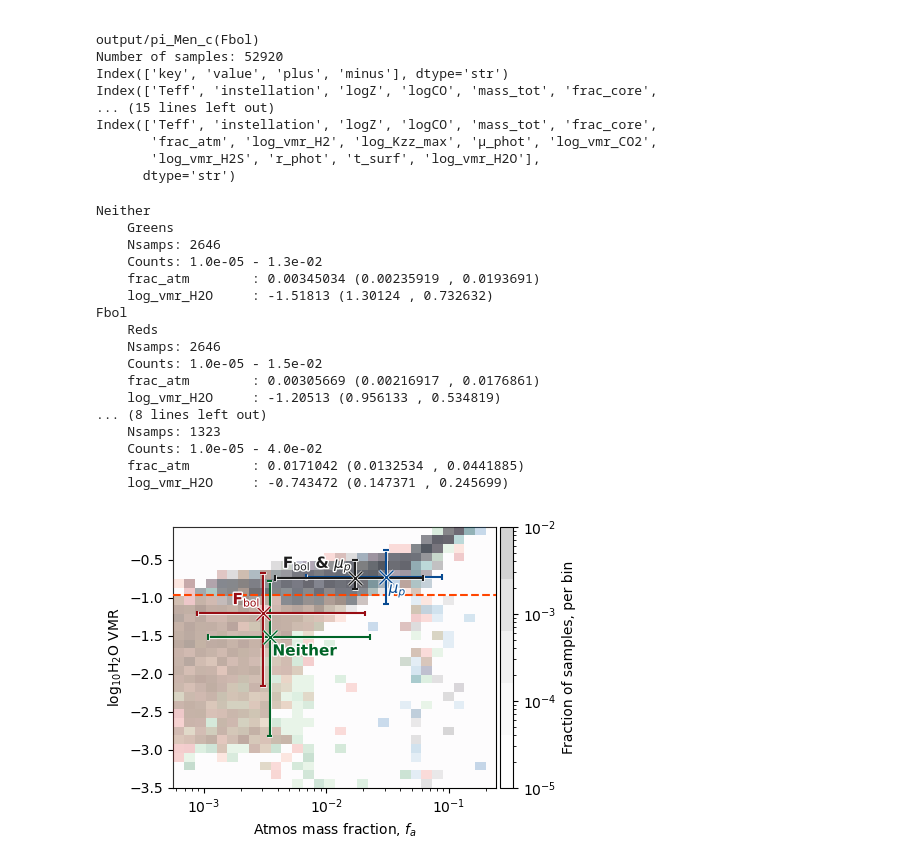
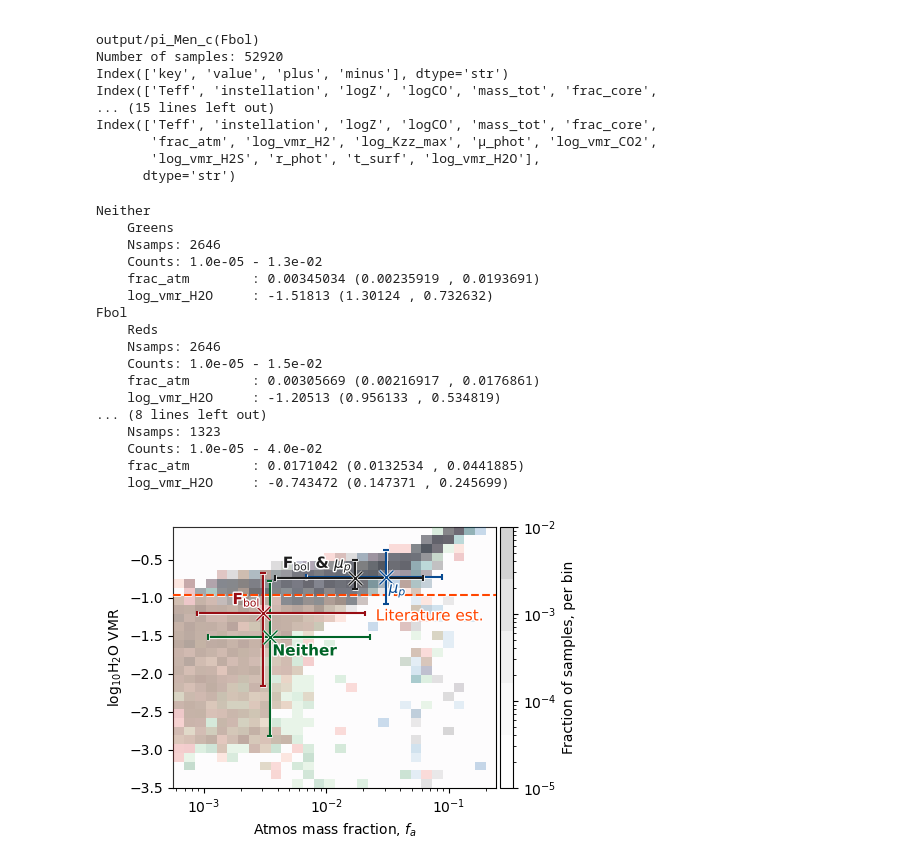
Before and after one commit to nichollsh/InferAGNI, a Jupyter notebook: notebooks/paper_inst.ipynb, the cells around one changed output. Cells and saved outputs as stored; diff of their text form; code cells hidden in the pictures.

Commit message:
paper plots

```diff
--- a/notebooks/paper_inst.ipynb
+++ b/notebooks/paper_inst.ipynb
@@ -133,6 +133,7 @@ for k in cases.keys():
 
     hist[k] = (counts.T, xbins, ybins)
 
+_pe_text = [mpl.patheffects.Stroke(linewidth=2, foreground='w'), mpl.patheffects.Normal()]
 
 zorder = 20
 for k in cases.keys():
@@ -196,8 +197,6 @@ for k in cases.keys():
         else:
             raise ValueError("Invalid plot type:", plot_type)
 
-    _pe_text = [mpl.patheffects.Stroke(linewidth=2, foreground='w'), mpl.patheffects.Normal()]
-
 
     lbl = f"{k}"
     col = cmap(0.9)
@@ -230,7 +229,13 @@ if plot_type != ["scatter"]:
     cbar.ax.set_yscale("log")
     # cbar.ax.yaxis.set_major_formatter(mpl.ticker.FormatStrFormatter('%.0f'))
 
-ax.axhline(y=np.log10(0.11), ls='--', color=truth_color, zorder=zorder+20)
+# obs
+yobs = np.log10(0.11)
+ax.axhline(y=yobs, ls='--', color=truth_color, zorder=zorder+20, path_effects=_pe_text)
+ax.annotate("Literature est.",(np.amax(xbins_mid),yobs), xytext=(-5,-10), textcoords='offset points',
+                 ha='right', va='top', rotation=0, rotation_mode='anchor', zorder=zorder+21,
+                 color=truth_color, fontsize=11, path_effects=_pe_text)
+
 
 ax.set_ylabel(varprops[ykey].label)
 ax.set_xlabel(varprops[xkey].label)
@@ -239,31 +244,31 @@ if varprops[xkey].log:
 if varprops[ykey].log:
     ax.set_yscale("log")
 
 ax.set_xlim(np.amin(xbins), np.amax(xbins))
 ax.set_ylim(np.amin(ybins), np.amax(ybins))
 
 # ax.legend(ncols=2)
 # ax.set_title(planet.replace("_"," "))
 fig.tight_layout()
 
 fig.savefig(os.path.join(outdir,"ia_Fbol.pdf"),  dpi=DPI, bbox_inches="tight")
 plt.show()
 # %% [output]
 Neither
     Greens
     Nsamps: 2646
     Counts: 1.0e-05 - 1.3e-02
     frac_atm        : 0.00345034 (0.00235919 , 0.0193691)
     log_vmr_H2O     : -1.51813 (1.30124 , 0.732632)
 Fbol
     Reds
     Nsamps: 2646
     Counts: 1.0e-05 - 1.5e-02
     frac_atm        : 0.00305669 (0.00216917 , 0.0176861)
     log_vmr_H2O     : -1.20513 (0.956133 , 0.534819)
 ... (8 lines left out)
     Nsamps: 1323
     Counts: 1.0e-05 - 4.0e-02
     frac_atm        : 0.0171042 (0.0132534 , 0.0441885)
     log_vmr_H2O     : -0.743472 (0.147371 , 0.245699)
-[figure, old version]
+[figure, new version]
```
Also changed, not shown: 1 other file.
